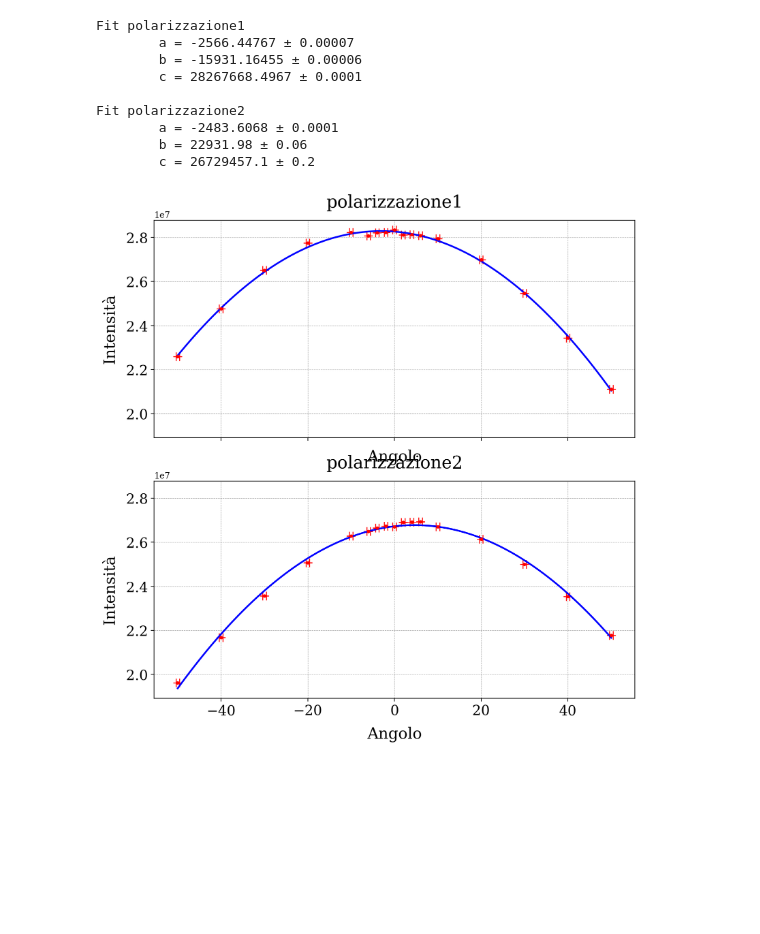
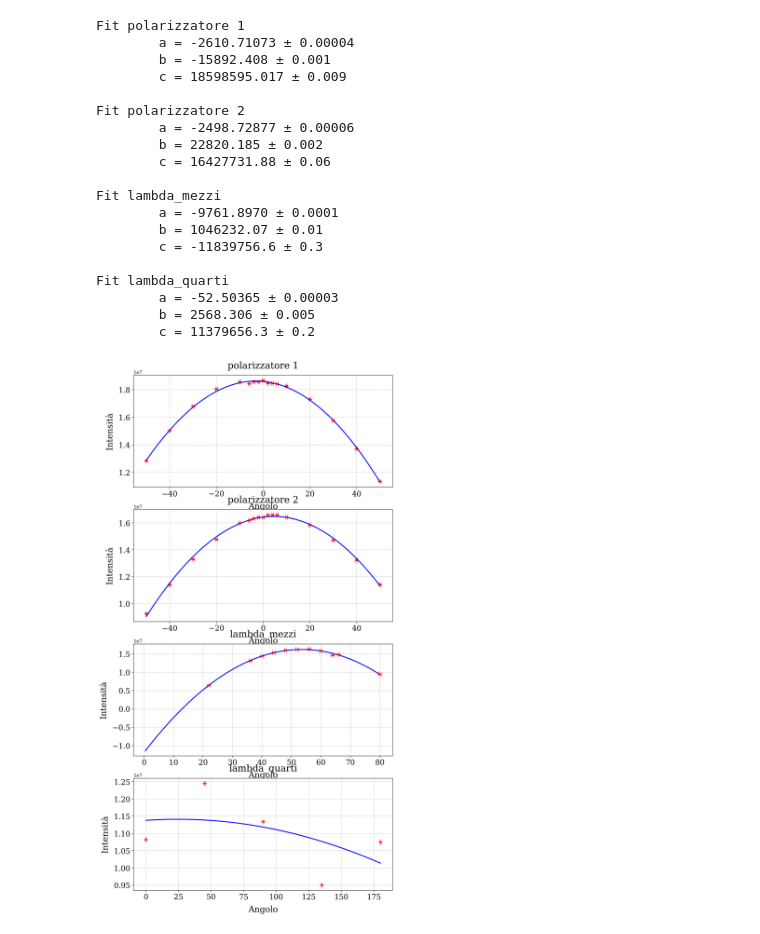
Before and after one commit to nichettg/Codici, a Jupyter notebook: 2. Ottica Ondulatoria/analisi.ipynb, the cells around one changed output. Saved outputs shown, nothing was run; the diff lists cells and outputs as text; code cells hidden in the pictures; blank space fills up the shorter version.

```diff
--- a/2. Ottica Ondulatoria/analisi.ipynb
+++ b/2. Ottica Ondulatoria/analisi.ipynb
@@ -3,18 +3,22 @@
 # %%
 def nome (stringa):
 
-    stringa_nuova = stringa.replace(f'./Data/dati_','').replace('.csv','')
+    stringa_nuova = stringa.replace(f'./Data/Results_','').replace('.csv','')
     return stringa_nuova
 # %%
 input_files = [f"./Data/{nome_file}" for nome_file in sorted(os.listdir(f'./Data'))]
-data1 = {}
+data = {}
 
 for input_file in input_files:
     letti = pd.read_csv(input_file)
+    data[nome(input_file)] = {}
 
-    data1[nome(input_file)] = {
-        "angoli": [np.array(letti["angolo"], dtype=float),
-                   np.var(np.array(letti["angolo"], dtype=float))],
-        "intensita": [np.array(letti["intensita"], dtype=float),
-                      np.var(np.array(letti["intensita"], dtype=float))]
-        }
+
+    for key in letti.keys():
+        colonna = letti[key]
+        try:
+            # prova a convertirla in float
+            data[nome(input_file)][key] = colonna.astype(float).to_numpy()
+        except ValueError:
+            # se non ci riesce, tieni le stringhe
+            data[nome(input_file)][key] = colonna.astype(str).to_list()
@@ -21,66 +32,68 @@ for input_file in input_files:
 # %%
-fig,axes = plt.subplots(len(input_files), 1, figsize=(10, len(input_files)*5), sharex=True, sharey=True)
+polarizzatori = {"polarizzatore 1" : data["punto9"],
+        "polarizzatore 2": data["punto12"],
+        "lambda_mezzi" : data["lambdamezzi"],
+        "lambda_quarti" : data["lambdaquarti"]}
+fig,axes = plt.subplots(4, 1, figsize=(10, 4*5))
 
-for i,(titolo,dati) in enumerate(data1.items()):
+for i,(titolo,dati) in enumerate(polarizzatori.items()):
 
     ax = axes[i]
 
     # Dati
-    xdata = [dati["angoli"][0], np.full_like(dati["angoli"][0], 2/np.sqrt(24))]
-    ydata = [dati["intensita"][0], np.full_like(dati["intensita"][0], 1/np.sqrt(12))]
+    xdata = [dati["angolo"], np.full_like(dati["angolo"], 2/np.sqrt(24))]
+    ydata = [dati["intensita"], np.full_like(dati["intensita"], 1/np.sqrt(12))]
 
     # Grafico dei dati
     gf.parametri_grafico(ax,titolo,xlabel="Angolo",ylabel="Intensità")
     ax.errorbar(xdata[0], ydata[0], xerr=xdata[1], yerr=ydata[1], color="red", fmt=".", **gf.default_error_params())
-
-    """
-    # Modello parabolico per fit con ODR
-    def parabola(B, x):
-        (a, b, c) = B
-        return a*x**2 + b*x + c
-    from scipy.odr import Model, RealData, ODR
-    model = Model(parabola)
-    data = RealData(xdata[0], ydata[0], sx=xdata[1], sy=ydata[1])
-    odr = ODR(data, model, beta0=[-1000.0, 0.0, 1.0])
-    output = odr.run()
-    anal = [[output.beta[0], np.sqrt(abs(output.cov_beta[0][0]))],
-            [output.beta[1], np.sqrt(abs(output.cov_beta[1][1]))],
-            [output.beta[2], np.sqrt(abs(output.cov_beta[2][2]))]]
-    """
 
     # Modello parabolico con fit Chi Quadro
     def chi2(B, x, y, sy):
         (a, b, c) = B
         return np.sum(((y - (a*x**2 + b*x + c)) / sy) ** 2)
     from scipy.optimize import minimize
     x = xdata[0]
     y = ydata[0]
     sy = ydata[1]
     B0 = [-1000.0, 0.0, 1.0]
     res = minimize(chi2, B0, args=(x, y, sy))
     anal = [[res.x[0], np.sqrt(abs(res.hess_inv[0][0]))],
             [res.x[1], np.sqrt(abs(res.hess_inv[1][1]))],
             [res.x[2], np.sqrt(abs(res.hess_inv[2][2]))]]
 
     print(f"Fit {titolo}")
     print(f"\ta = {gf.formatta_errore(anal[0][0],anal[0][1],txt=True)}")
     print(f"\tb = {gf.formatta_errore(anal[1][0],anal[1][1],txt=True)}")
     print(f"\tc = {gf.formatta_errore(anal[2][0],anal[2][1],txt=True)}\n")
 
     # Plot fit
+    def parabola(B, x):
+        (a, b, c) = B
+        return a*x**2 + b*x + c
     x = np.linspace(np.min(xdata), np.max(xdata), 500)
     y = parabola([anal[0][0], anal[1][0], anal[2][0]], x)
     ax.plot(x, y, color="blue")
 
     del xdata,ydata,x,y
 # %% [output]
-Fit polarizzazione1
-        a = -2566.44767 ± 0.00007
-        b = -15931.16455 ± 0.00006
-        c = 28267668.4967 ± 0.0001
+Fit polarizzatore 1
+        a = -2610.71073 ± 0.00004
+        b = -15892.408 ± 0.001
+        c = 18598595.017 ± 0.009
 
-Fit polarizzazione2
-        a = -2483.6068 ± 0.0001
-        b = 22931.98 ± 0.06
-        c = 26729457.1 ± 0.2
+Fit polarizzatore 2
+        a = -2498.72877 ± 0.00006
+        b = 22820.185 ± 0.002
+        c = 16427731.88 ± 0.06
+
+Fit lambda_mezzi
+        a = -9761.8970 ± 0.0001
+        b = 1046232.07 ± 0.01
+        c = -11839756.6 ± 0.3
+
+Fit lambda_quarti
+        a = -52.50365 ± 0.00003
+        b = 2568.306 ± 0.005
+        c = 11379656.3 ± 0.2
-[figure, old version]
+[figure, new version]
```
Also changed, not shown: parts of 2 cells of this notebook, 22 other files.
